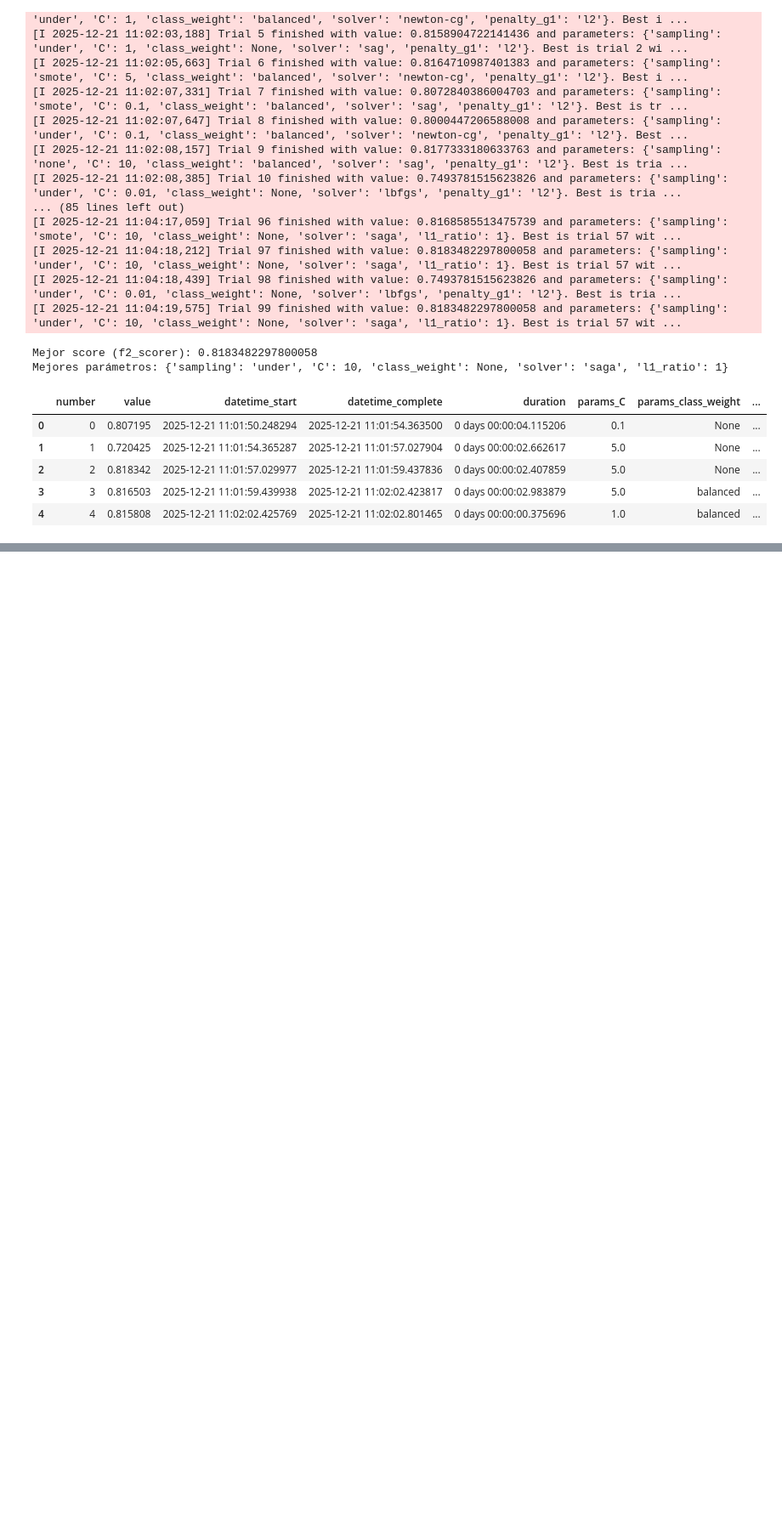
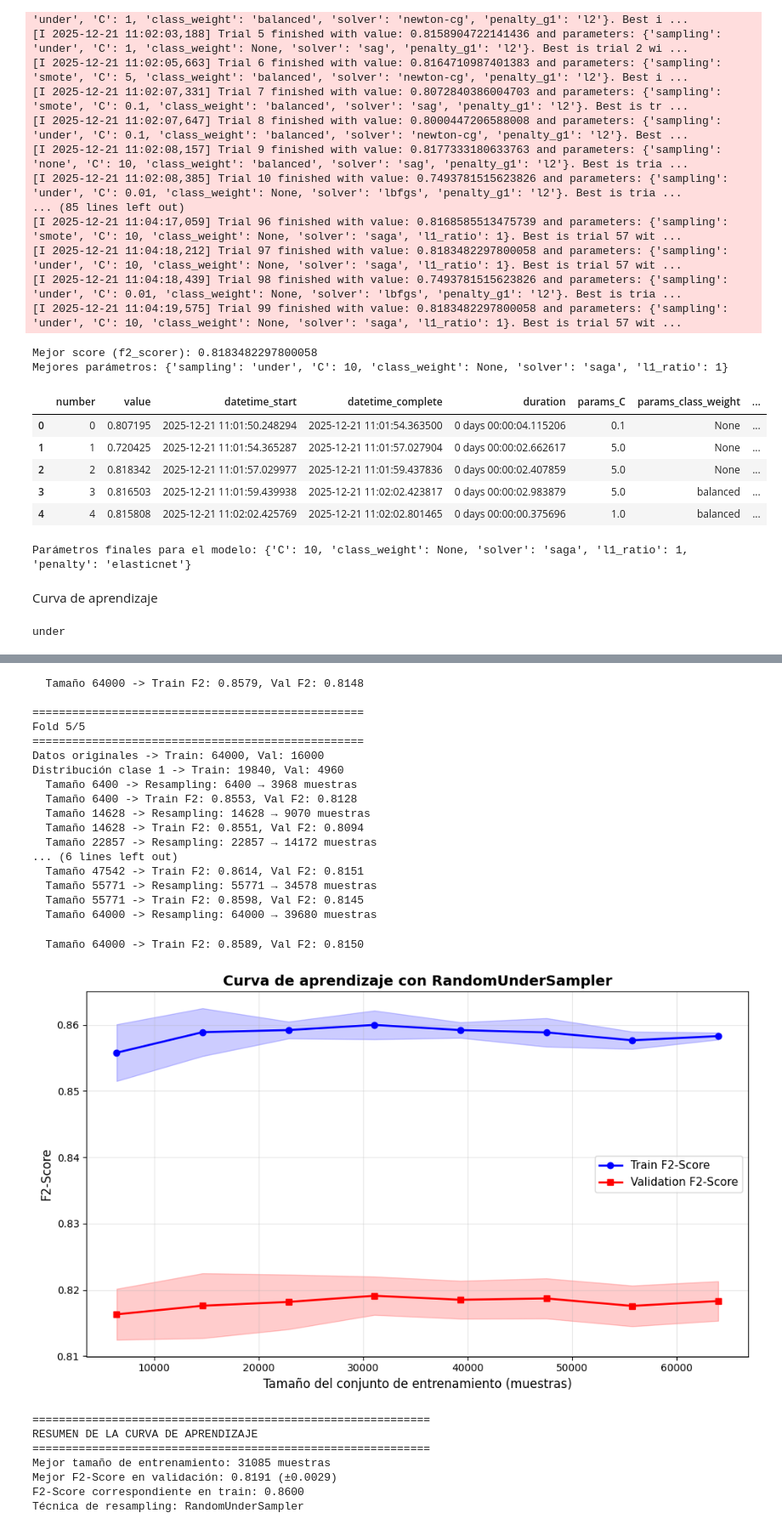
Before and after one commit to HadrianC-hub/Machine-Learning-Project, a Jupyter notebook: src/probl1_logistic_regression.ipynb, the cells around one changed output, grey strips where cells are left out. Shown: that part at 85% size. Cells and saved outputs as stored; diff of their text form; code cells hidden in the pictures; blank space fills up the shorter version.

Commit message:
P1_LogReg - Plot de optimizacion  y curva de aprendizaje

```diff
--- a/src/probl1_logistic_regression.ipynb
+++ b/src/probl1_logistic_regression.ipynb
@@ -99,3 +99,5 @@ df.head()
 | 2 | 2 | 0.818342 | 2025-12-21 11:01:57.029977 | 2025-12-21 11:01:59.437836 | 0 days 00:00:02.407859 | 5.0 | None | ... |
 | 3 | 3 | 0.816503 | 2025-12-21 11:01:59.439938 | 2025-12-21 11:02:02.423817 | 0 days 00:00:02.983879 | 5.0 | balanced | ... |
 | 4 | 4 | 0.815808 | 2025-12-21 11:02:02.425769 | 2025-12-21 11:02:02.801465 | 0 days 00:00:00.375696 | 1.0 | balanced | ... |
+# %%
+optuna.visualization.plot_optimization_history(study)
@@ -101,0 +110,44 @@ df.head()
+# %%
+params = study.best_params.copy()
+
+penalty_value = params.pop('penalty_g1', params.pop('penalty_g2', None))
+
+if params.get('solver') == 'saga':
+    params['penalty'] = 'elasticnet'
+else:
+    params['penalty'] = None if penalty_value == "none" else penalty_value
+
+sampling = params.pop('sampling')
+
+print("Parámetros finales para el modelo:", params)
+# %% [output]
+Parámetros finales para el modelo: {'C': 10, 'class_weight': None, 'solver': 'saga', 'l1_ratio': 1, 'penalty': 'elasticnet'}
+# %%
+best_clf = LogisticRegression(**params, max_iter=5000, random_state=42)
+# %%
+final_pipeline = Pipeline([
+    ('scaler', StandardScaler()),
+    ('clf', best_clf)
+])
+# %% [markdown]
+Curva de aprendizaje
+# %%
+if sampling == 'smote':
+    print("smote")
+    sampler = SMOTE(random_state=42, k_neighbors=min(5, (y_train == 1).sum() - 1))
+elif sampling == 'under':
+    print("under")
+    sampler = RandomUnderSampler(random_state=42)
+
+result = learning_curve_with_resampling(
+    estimator=final_pipeline,
+    X=X_train,
+    y=y_train,
+    sampler=sampler,
+    train_sizes=np.linspace(0.1, 1.0, 8),
+    cv=5,
+    verbose=True,
+    use_tqdm=True
+)
+# %% [output]
+under
@@ -101,0 +225,26 @@ df.head()
+  Tamaño 64000 -> Train F2: 0.8579, Val F2: 0.8148
+
+==================================================
+Fold 5/5
+==================================================
+Datos originales -> Train: 64000, Val: 16000
+Distribución clase 1 -> Train: 19840, Val: 4960
+  Tamaño 6400 -> Resampling: 6400 → 3968 muestras
+  Tamaño 6400 -> Train F2: 0.8553, Val F2: 0.8128
+  Tamaño 14628 -> Resampling: 14628 → 9070 muestras
+  Tamaño 14628 -> Train F2: 0.8551, Val F2: 0.8094
+  Tamaño 22857 -> Resampling: 22857 → 14172 muestras
+... (6 lines left out)
+  Tamaño 47542 -> Train F2: 0.8614, Val F2: 0.8151
+  Tamaño 55771 -> Resampling: 55771 → 34578 muestras
+  Tamaño 55771 -> Train F2: 0.8598, Val F2: 0.8145
+  Tamaño 64000 -> Resampling: 64000 → 39680 muestras
+  Tamaño 64000 -> Train F2: 0.8589, Val F2: 0.8150
+[figure, added]
+============================================================
+RESUMEN DE LA CURVA DE APRENDIZAJE
+============================================================
+Mejor tamaño de entrenamiento: 31085 muestras
+Mejor F2-Score en validación: 0.8191 (±0.0029)
+F2-Score correspondiente en train: 0.8600
+Técnica de resampling: RandomUnderSampler
```
Also changed, not shown: parts of 5 cells of this notebook.
